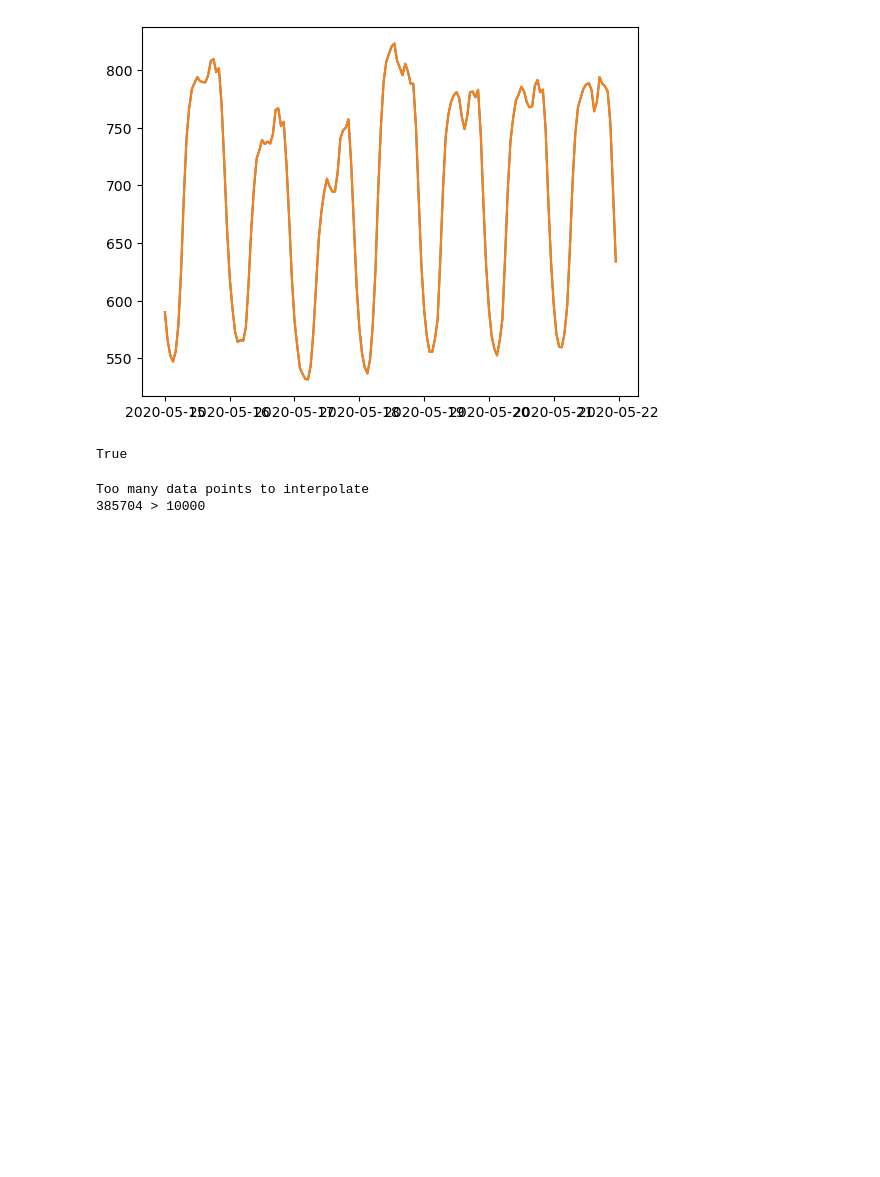
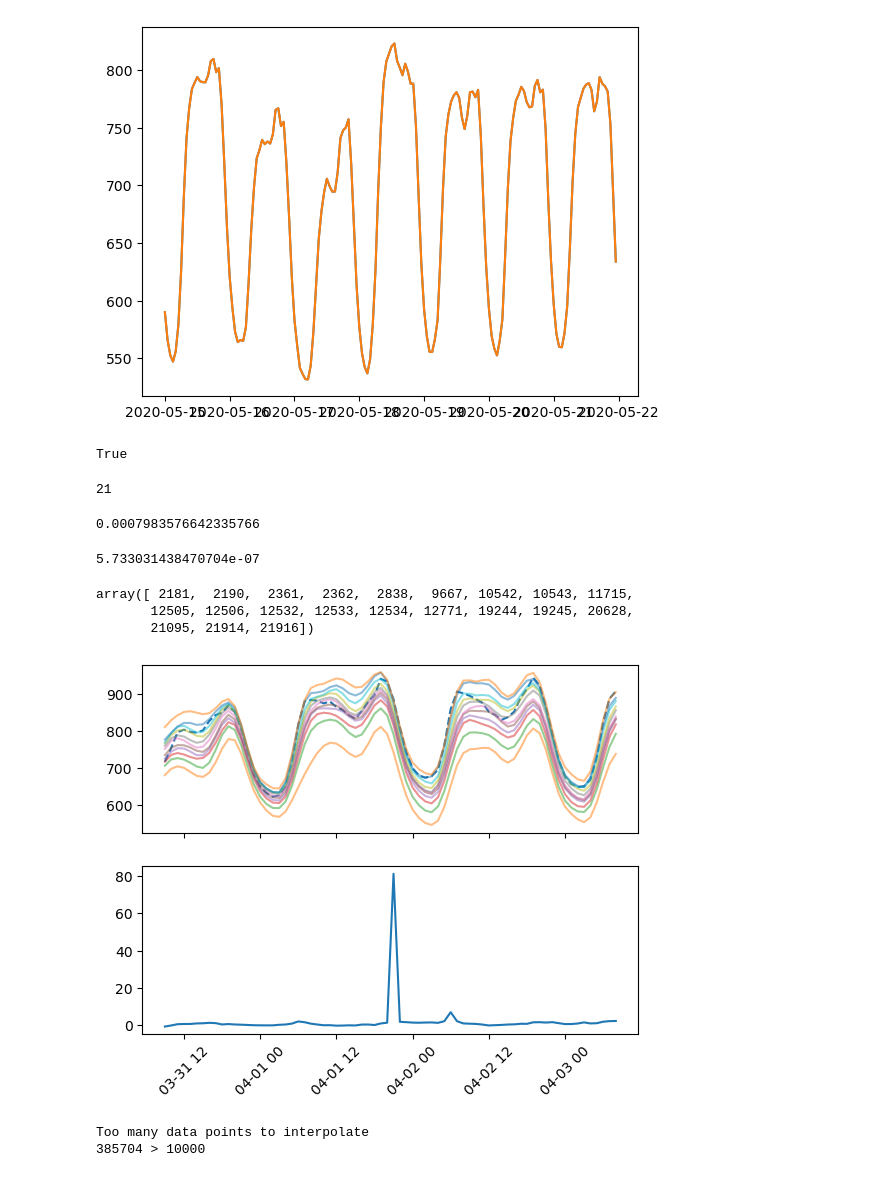
Before and after one commit to cvxgrp/spcqe, a Jupyter notebook: notebooks/transform_notes.ipynb, the cells around one changed output. Saved outputs shown, nothing was run; the diff lists cells and outputs as text; code cells hidden in the pictures; blank space fills up the shorter version.

```diff
--- a/notebooks/transform_notes.ipynb
+++ b/notebooks/transform_notes.ipynb
@@ -127,6 +127,37 @@ plt.plot(xs, y2[slc]);
 np.allclose(y1, y2)
 # %% [output]
 True
+# %%
+np.sum(np.abs(x1) > 5)
+# %% [output]
+21
+# %%
+np.sum(np.abs(x1) > 5) / x1.size
+# %% [output]
+0.0007983576642335766
+# %%
+import scipy.stats as stats
+(1 - stats.norm.cdf(5)) * 2
+# %% [output]
+5.733031438470704e-07
+# %%
+ix_outliers = np.arange(len(y1))[np.abs(x1) > 5]
+ix_outliers
+# %% [output]
+array([ 2181,  2190,  2361,  2362,  2838,  9667, 10542, 10543, 11715,
+       12505, 12506, 12532, 12533, 12534, 12771, 19244, 19245, 20628,
+       21095, 21914, 21916])
+# %%
+ix = ix_outliers[0]
+slc = np.s_[int(ix-24*1.5):int(ix+24*1.5)]
+xs = df.index[slc]
+fig, ax = plt.subplots(nrows=2, sharex=True);
+ax[0].plot(xs, y1[slc], ls='--')
+ax[0].plot(xs, spq.fit_quantiles[slc, :], alpha=0.5)
+ax[1].plot(xs, x1[slc])
+plt.xticks(rotation=45);
+# %% [output]
+[figure, added]
 # %%
 import scipy.stats as stats
 
```
Also changed, not shown: parts of 6 cells of this notebook, 1 other file.
